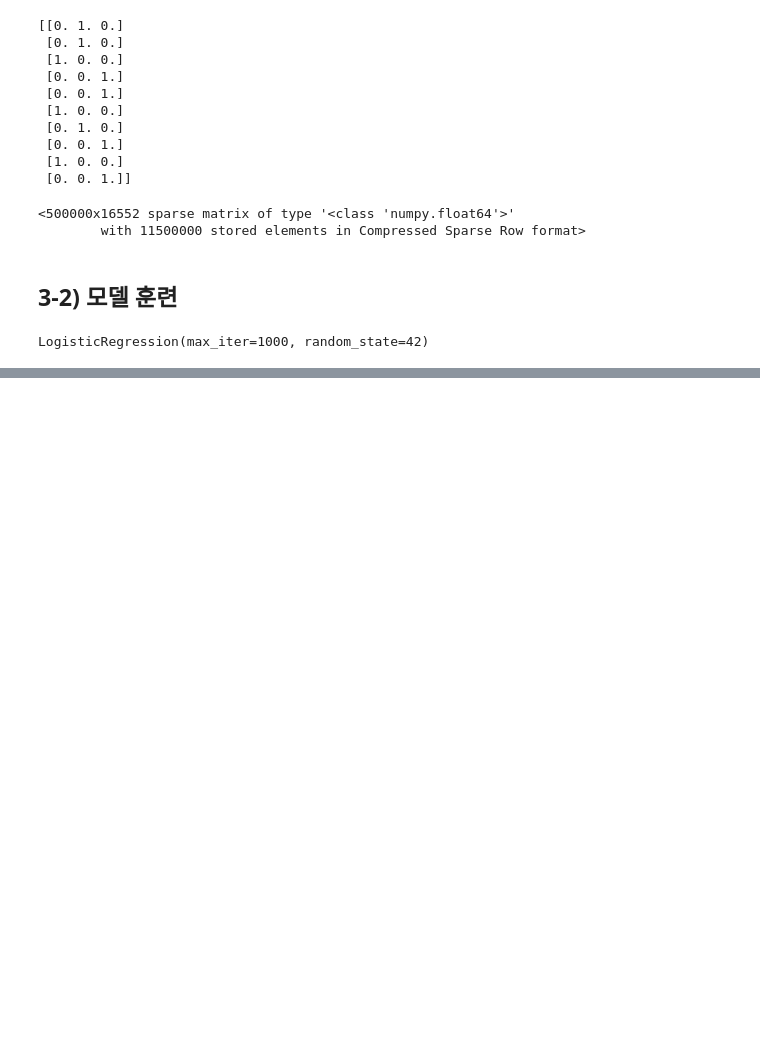
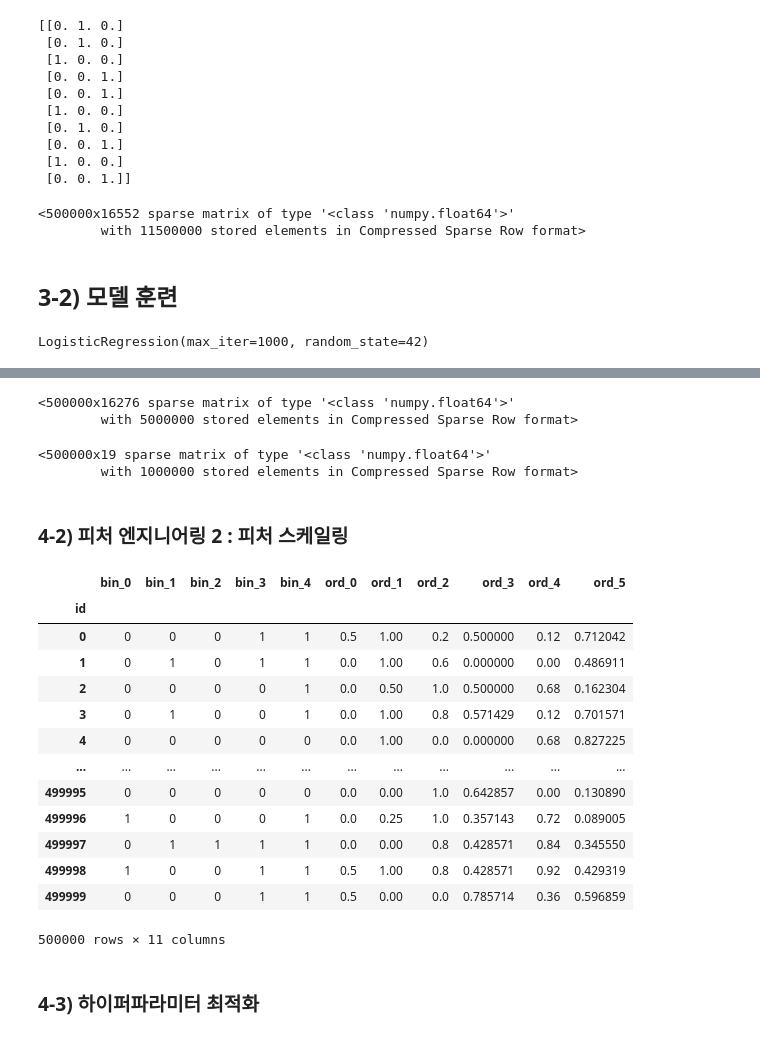
Before and after one commit to eunzzae/KaggleStudy_MustHave, a Jupyter notebook: Chap07_범주형데이터_이진_분류.ipynb, the cells around one changed output, grey strips where cells are left out. Saved outputs shown, nothing was run; the diff lists cells and outputs as text; code cells hidden in the pictures; blank space fills up the shorter version.

```diff
--- a/Chap07_범주형데이터_이진_분류.ipynb
+++ b/Chap07_범주형데이터_이진_분류.ipynb
@@ -439,0 +536,58 @@ LogisticRegression(max_iter=1000, random_state=42)
+# %%
+# 명목형 피쳐 인코딩
+nom_features = ['nom_' + str(i) for i in range(10)] # 명목형 피처
+
+from sklearn.preprocessing import OneHotEncoder
+
+onehot_encoder = OneHotEncoder() # OneHotEncoder 객체 생성
+
+# 원-핫 인코딩 적용
+encoded_nom_matrix = onehot_encoder.fit_transform(all_data[nom_features])
+
+encoded_nom_matrix
+# %% [output]
+<500000x16276 sparse matrix of type '<class 'numpy.float64'>'
+        with 5000000 stored elements in Compressed Sparse Row format>
+# %%
+all_data = all_data.drop(nom_features, axis=1) # 기존 명목형 피처 삭제
+# %%
+# 날짜 피처 인코딩
+date_features = ['day', 'month'] # 날짜 피처
+
+# 원-핫 인코딩 적용
+encoded_date_matrix = onehot_encoder.fit_transform(all_data[date_features])
+
+all_data = all_data.drop(date_features, axis=1) # 기존 날짜 피처 삭제
+
+encoded_date_matrix
+# %% [output]
+<500000x19 sparse matrix of type '<class 'numpy.float64'>'
+        with 1000000 stored elements in Compressed Sparse Row format>
+# %% [markdown]
+### 4-2) 피처 엔지니어링 2 : 피처 스케일링
+# %%
+# 순서형 피처 스케일링
+from sklearn.preprocessing import MinMaxScaler
+
+ord_features = ['ord_' + str(i) for i in range(6)] # 순서형 피처
+# min-max 정규화
+all_data[ord_features] = MinMaxScaler().fit_transform(all_data[ord_features])
+
+# 인코딩 및 스케일링된 피처 합치기
+
+all_data
+# %% [output]
+|  | bin_0 | bin_1 | bin_2 | bin_3 | bin_4 | ord_0 | ord_1 | ord_2 | ord_3 | ord_4 | ord_5 |
+| id |  |  |  |  |  |  |  |  |  |  |  |
+| 0 | 0 | 0 | 0 | 1 | 1 | 0.5 | 1.00 | 0.2 | 0.500000 | 0.12 | 0.712042 |
+| 1 | 0 | 1 | 0 | 1 | 1 | 0.0 | 1.00 | 0.6 | 0.000000 | 0.00 | 0.486911 |
+| 2 | 0 | 0 | 0 | 0 | 1 | 0.0 | 0.50 | 1.0 | 0.500000 | 0.68 | 0.162304 |
+| 3 | 0 | 1 | 0 | 0 | 1 | 0.0 | 1.00 | 0.8 | 0.571429 | 0.12 | 0.701571 |
+| 4 | 0 | 0 | 0 | 0 | 0 | 0.0 | 1.00 | 0.0 | 0.000000 | 0.68 | 0.827225 |
+| ... | ... | ... | ... | ... | ... | ... | ... | ... | ... | ... | ... |
+| 499995 | 0 | 0 | 0 | 0 | 0 | 0.0 | 0.00 | 1.0 | 0.642857 | 0.00 | 0.130890 |
+| 499996 | 1 | 0 | 0 | 0 | 1 | 0.0 | 0.25 | 1.0 | 0.357143 | 0.72 | 0.089005 |
+| 499997 | 0 | 1 | 1 | 1 | 1 | 0.0 | 0.00 | 0.8 | 0.428571 | 0.84 | 0.345550 |
+| 499998 | 1 | 0 | 0 | 1 | 1 | 0.5 | 1.00 | 0.8 | 0.428571 | 0.92 | 0.429319 |
+| 499999 | 0 | 0 | 0 | 1 | 1 | 0.5 | 0.00 | 0.0 | 0.785714 | 0.36 | 0.596859 |
+500000 rows × 11 columns
@@ -439,0 +611,2 @@ LogisticRegression(max_iter=1000, random_state=42)
+# %% [markdown]
+### 4-3) 하이퍼파라미터 최적화
```
Also changed, not shown: parts of 16 cells of this notebook.
